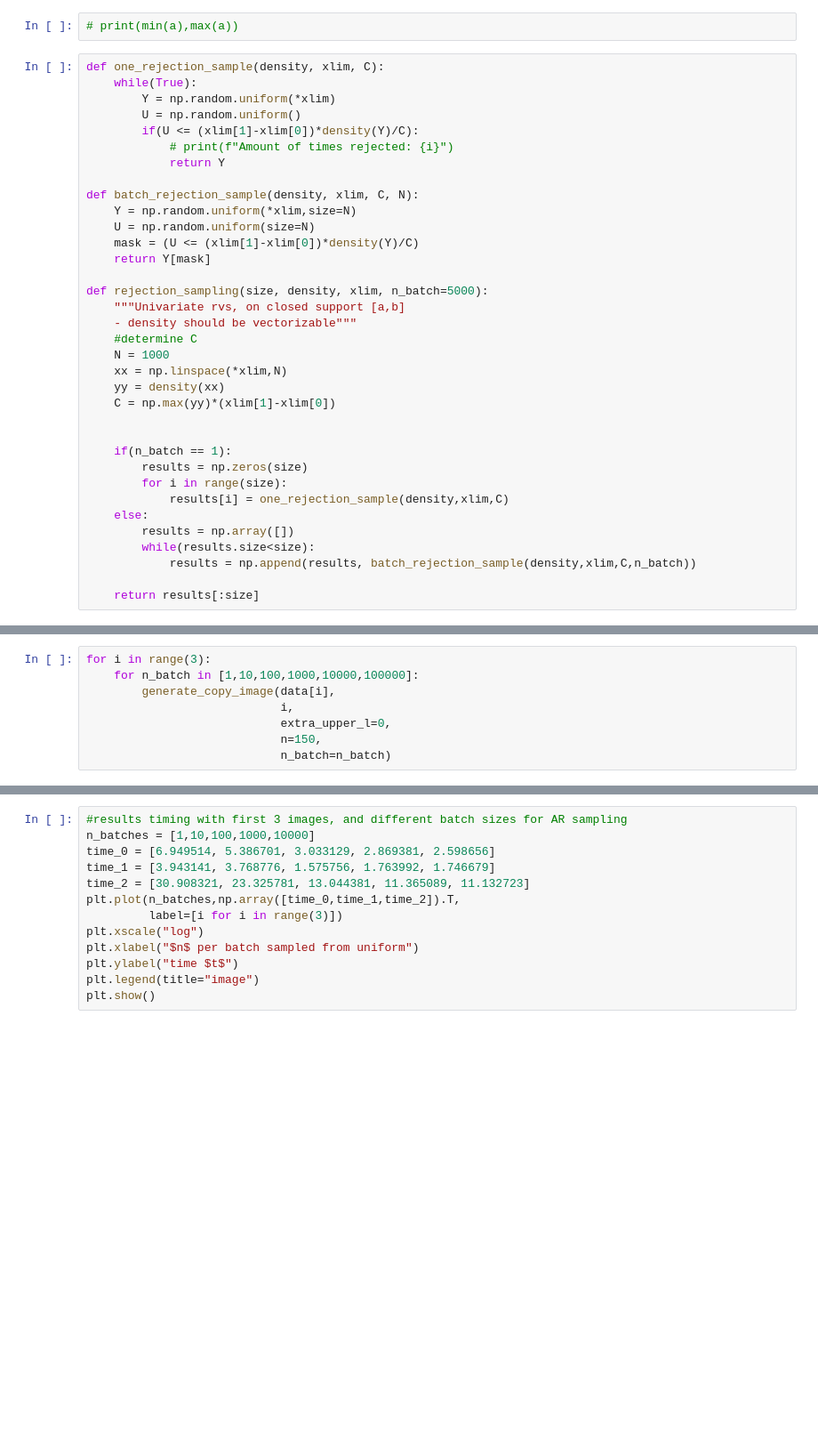
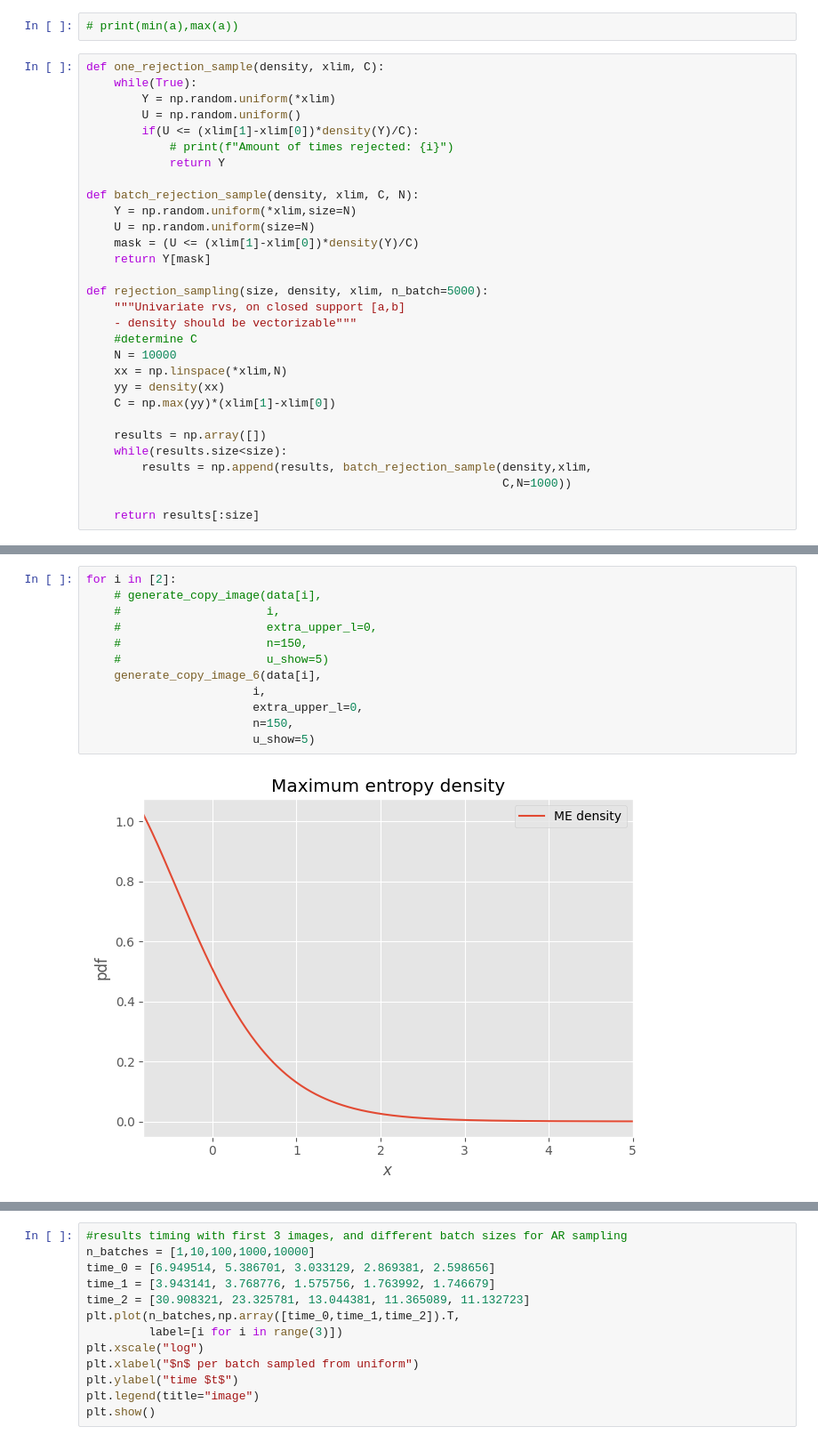
Before and after one commit to LiselotPrins/max_entropy, a Jupyter notebook: investigate_field.ipynb, the cells around one changed output, grey strips where cells are left out. Shown: that part at 89% size. Cells and saved outputs as stored; diff of their text form; blank space fills up the shorter version.

Commit message:
explored failure of algorithm on third example image. Tried to add another moment, but this doesn't improve the solution.

```diff
--- a/investigate_field.ipynb
+++ b/investigate_field.ipynb
@@ -102,20 +98,15 @@ def rejection_sampling(size, density, xlim, n_batch=5000):
     """Univariate rvs, on closed support [a,b]
     - density should be vectorizable"""
     #determine C
-    N = 1000
+    N = 10000
     xx = np.linspace(*xlim,N)
     yy = density(xx)
     C = np.max(yy)*(xlim[1]-xlim[0])
 
-
-    if(n_batch == 1):
-        results = np.zeros(size)
-        for i in range(size):
-            results[i] = one_rejection_sample(density,xlim,C)
-    else:
-        results = np.array([])
-        while(results.size<size):
-            results = np.append(results, batch_rejection_sample(density,xlim,C,n_batch))
+    results = np.array([])
+    while(results.size<size):
+        results = np.append(results, batch_rejection_sample(density,xlim,
+                                                            C,N=1000))
 
     return results[:size]
 # %%
@@ -247,11 +235,16 @@ def generate_copy_image_6(image_raw, extra_upper_l=0.01, n=150, u_show=None):
     print(f"p-value of KS-test on _cdf and real sample: {res.pvalue:.3e}")
     print(f"p-value of KS-test on simulated and real sample: {res_sample.pvalue:.3e}")
 # %%
-for i in range(3):
-    for n_batch in [1,10,100,1000,10000,100000]:
-        generate_copy_image(data[i],
-                            i,
-                            extra_upper_l=0,
-                            n=150,
-                            n_batch=n_batch)
+for i in [2]:
+    # generate_copy_image(data[i],
+    #                     i,
+    #                     extra_upper_l=0,
+    #                     n=150,
+    #                     u_show=5)
+    generate_copy_image_6(data[i],
+                        i,
+                        extra_upper_l=0,
+                        n=150,
+                        u_show=5)
 # %% [output]
+[figure, new version]
```
Also changed, not shown: parts of 4 cells of this notebook, 2 other files.
